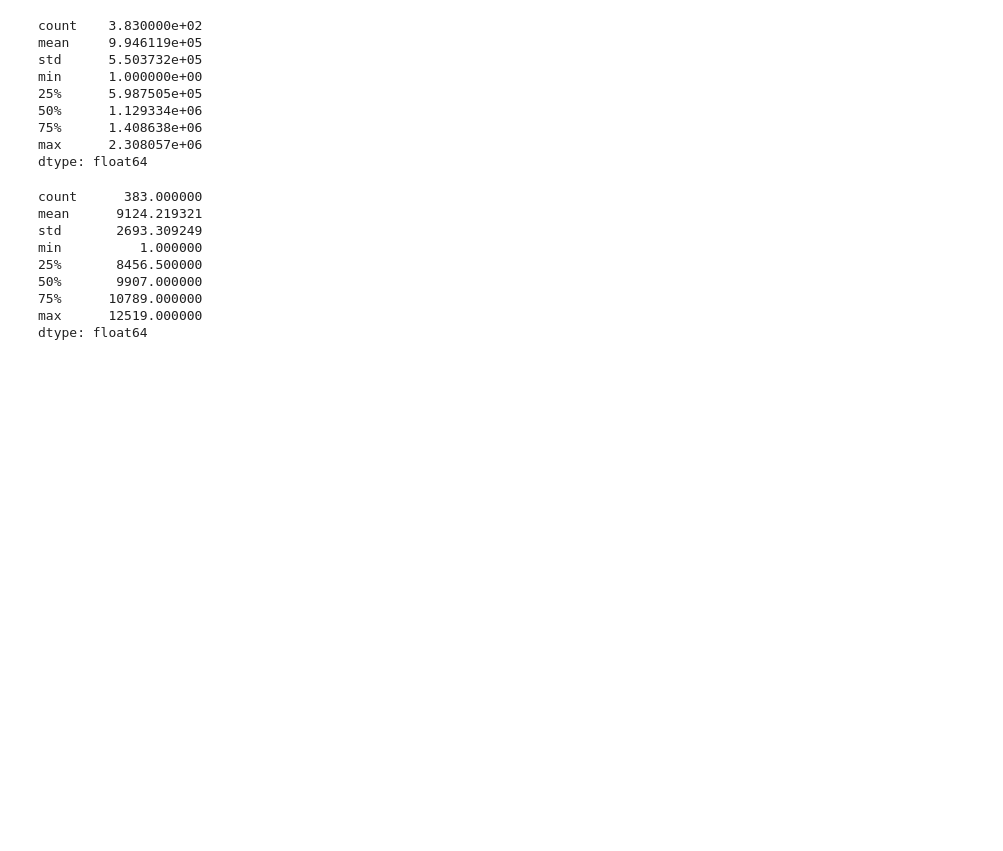
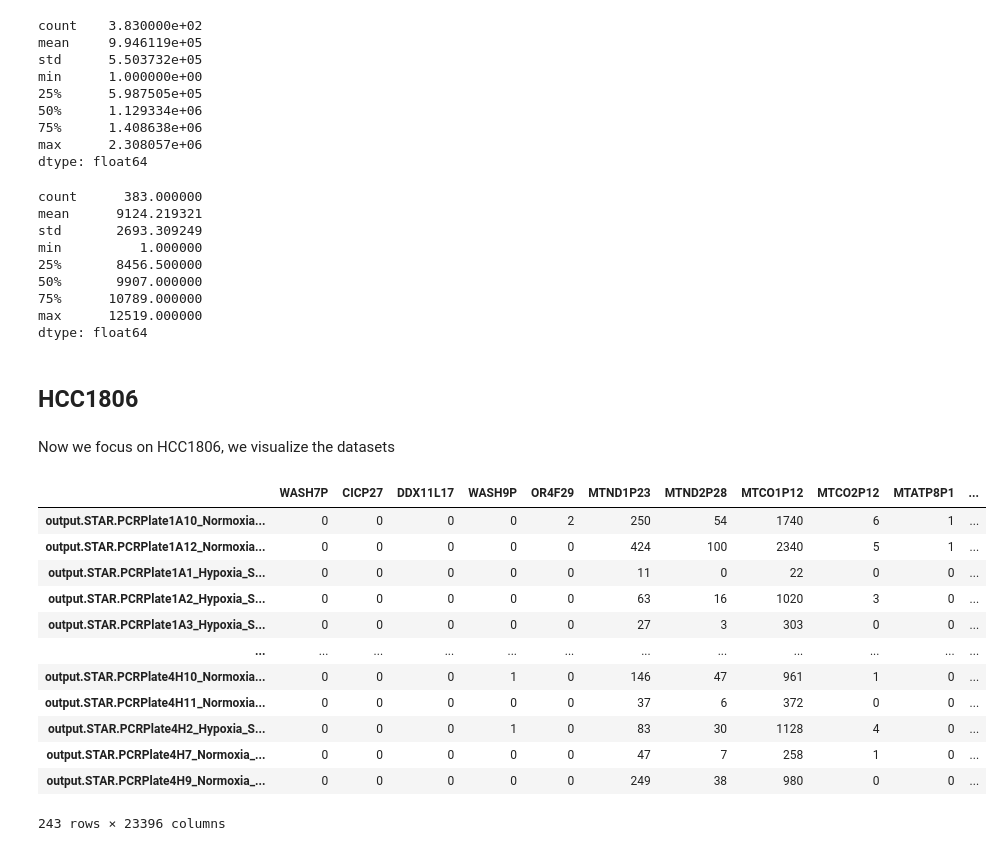
Before and after one commit to AliEmreSenel/BAIAILabProject2024, a Jupyter notebook: mariano_preliminary_analysis.ipynb, the cells around one changed output. Drawn from its saved outputs; the diff is of its cells as text; code cells hidden in the pictures; blank space fills up the shorter version.

```diff
--- a/mariano_preliminary_analysis.ipynb
+++ b/mariano_preliminary_analysis.ipynb
@@ -667,3 +671,23 @@ min          1.000000
 75%      10789.000000
 max      12519.000000
 dtype: float64
+# %% [markdown]
+## HCC1806
+# %% [markdown]
+Now we focus on HCC1806, we visualize the datasets
+# %%
+hcc_smartS_raw
+# %% [output]
+|  | WASH7P | CICP27 | DDX11L17 | WASH9P | OR4F29 | MTND1P23 | MTND2P28 | MTCO1P12 | MTCO2P12 | MTATP8P1 | ... |
+| output.STAR.PCRPlate1A10_Normoxia... | 0 | 0 | 0 | 0 | 2 | 250 | 54 | 1740 | 6 | 1 | ... |
+| output.STAR.PCRPlate1A12_Normoxia... | 0 | 0 | 0 | 0 | 0 | 424 | 100 | 2340 | 5 | 1 | ... |
+| output.STAR.PCRPlate1A1_Hypoxia_S... | 0 | 0 | 0 | 0 | 0 | 11 | 0 | 22 | 0 | 0 | ... |
+| output.STAR.PCRPlate1A2_Hypoxia_S... | 0 | 0 | 0 | 0 | 0 | 63 | 16 | 1020 | 3 | 0 | ... |
+| output.STAR.PCRPlate1A3_Hypoxia_S... | 0 | 0 | 0 | 0 | 0 | 27 | 3 | 303 | 0 | 0 | ... |
+| ... | ... | ... | ... | ... | ... | ... | ... | ... | ... | ... | ... |
+| output.STAR.PCRPlate4H10_Normoxia... | 0 | 0 | 0 | 1 | 0 | 146 | 47 | 961 | 1 | 0 | ... |
+| output.STAR.PCRPlate4H11_Normoxia... | 0 | 0 | 0 | 0 | 0 | 37 | 6 | 372 | 0 | 0 | ... |
+| output.STAR.PCRPlate4H2_Hypoxia_S... | 0 | 0 | 0 | 1 | 0 | 83 | 30 | 1128 | 4 | 0 | ... |
+| output.STAR.PCRPlate4H7_Normoxia_... | 0 | 0 | 0 | 0 | 0 | 47 | 7 | 258 | 1 | 0 | ... |
+| output.STAR.PCRPlate4H9_Normoxia_... | 0 | 0 | 0 | 0 | 0 | 249 | 38 | 980 | 0 | 0 | ... |
+243 rows × 23396 columns
```
Also changed, not shown: parts of 23 cells of this notebook.
